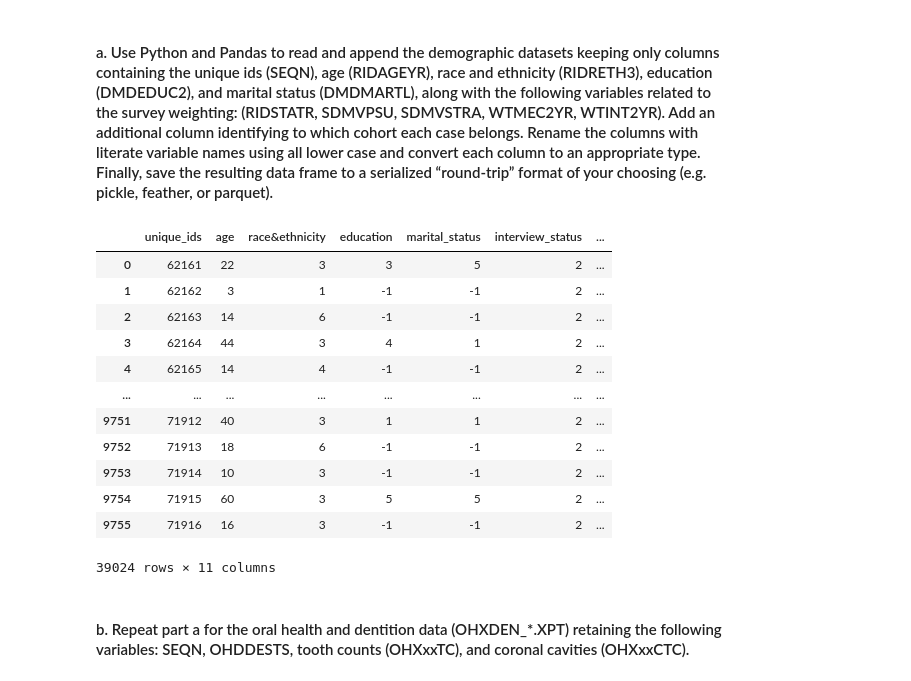
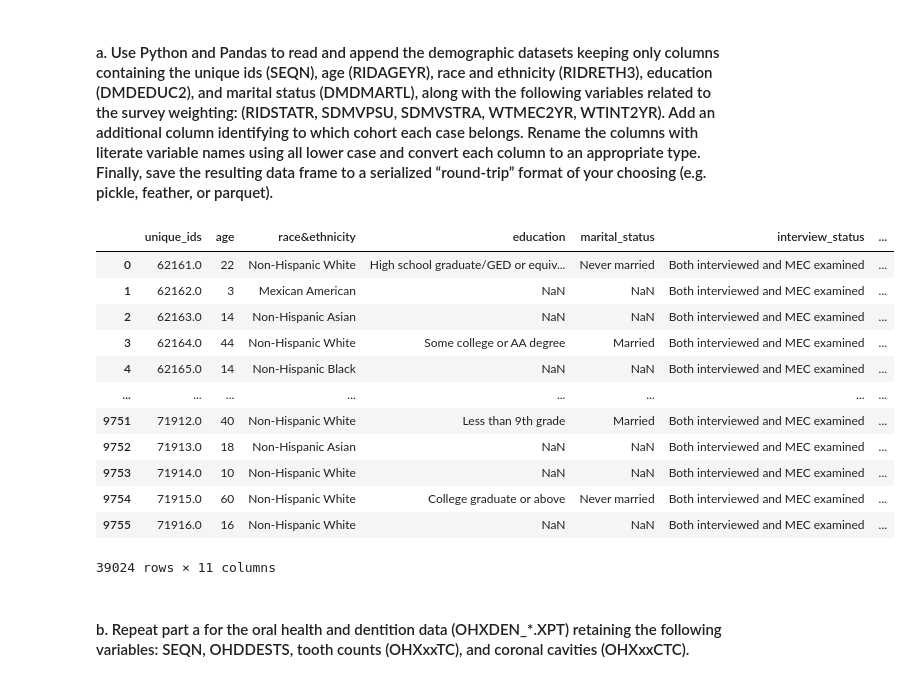
Before and after one commit to fyx1009/Stats507, a Jupyter notebook: STATS507_PS2_Yixuan_Feng_72732756.ipynb, the cells around one changed output. Saved outputs shown, nothing was run; the diff lists cells and outputs as text; code cells hidden in the pictures.

```diff
--- a/STATS507_PS2_Yixuan_Feng_72732756.ipynb
+++ b/STATS507_PS2_Yixuan_Feng_72732756.ipynb
@@ -273,22 +269,55 @@ df4 = df4.fillna(-1).astype(int)
 df = df1.append(df2)
 df = df.append(df3)
 df = df.append(df4)
-df.to_pickle("./demographic.pkl")
-df
+demo_cat = {
+    'race&ethnicity': {1: 'Mexican American',
+             2: 'Other Hispanic',
+             3: 'Non-Hispanic White',
+             4: 'Non-Hispanic Black',
+             6: 'Non-Hispanic Asian',
+             7: 'Other/Multiracial'
+             },
+    'education': {1: 'Less than 9th grade',
+                  2: '9-11th grade (Includes 12th grade with no diploma)',
+                  3: 'High school graduate/GED or equivalent',
+                  4: 'Some college or AA degree',
+                  5: 'College graduate or above',
+                  7: 'Refused',
+                  9: "Don't know"
+                  },
+    'marital_status': {1: 'Married',
+                       2: 'Widowed',
+                       3: 'Divorced',
+                       4: 'Separated',
+                       5: 'Never married',
+                       6: 'Living with partner',
+                       77: 'Refused',
+                       99: "Don't know"
+                       },
+    'interview_status': {1: 'Interviewed only',
+                    2: 'Both interviewed and MEC examined'
+                    }
+    }
+for col, d in demo_cat.items():
+    df[col] = pd.Categorical(df[col].replace(d))
+    df['cohort'] = pd.Categorical(df['cohort'])
-# %% [output]
-|  | unique_ids | age | race&ethnicity | education | marital_status | interview_status | ... |
-| 0 | 62161 | 22 | 3 | 3 | 5 | 2 | ... |
-| 1 | 62162 | 3 | 1 | -1 | -1 | 2 | ... |
-| 2 | 62163 | 14 | 6 | -1 | -1 | 2 | ... |
-| 3 | 62164 | 44 | 3 | 4 | 1 | 2 | ... |
-| 4 | 62165 | 14 | 4 | -1 | -1 | 2 | ... |
-| ... | ... | ... | ... | ... | ... | ... | ... |
-| 9751 | 71912 | 40 | 3 | 1 | 1 | 2 | ... |
-| 9752 | 71913 | 18 | 6 | -1 | -1 | 2 | ... |
-| 9753 | 71914 | 10 | 3 | -1 | -1 | 2 | ... |
-| 9754 | 71915 | 60 | 3 | 5 | 5 | 2 | ... |
-| 9755 | 71916 | 16 | 3 | -1 | -1 | 2 | ... |
-39024 rows × 11 columns
+# %%
+df['age']=df['age'].astype(int)
+df
+# %% [output]
+|  | unique_ids | age | race&ethnicity | education | marital_status | interview_status | ... |
+| 0 | 62161.0 | 22 | Non-Hispanic White | High school graduate/GED or equiv... | Never married | Both interviewed and MEC examined | ... |
+| 1 | 62162.0 | 3 | Mexican American | NaN | NaN | Both interviewed and MEC examined | ... |
+| 2 | 62163.0 | 14 | Non-Hispanic Asian | NaN | NaN | Both interviewed and MEC examined | ... |
+| 3 | 62164.0 | 44 | Non-Hispanic White | Some college or AA degree | Married | Both interviewed and MEC examined | ... |
+| 4 | 62165.0 | 14 | Non-Hispanic Black | NaN | NaN | Both interviewed and MEC examined | ... |
+| ... | ... | ... | ... | ... | ... | ... | ... |
+| 9751 | 71912.0 | 40 | Non-Hispanic White | Less than 9th grade | Married | Both interviewed and MEC examined | ... |
+| 9752 | 71913.0 | 18 | Non-Hispanic Asian | NaN | NaN | Both interviewed and MEC examined | ... |
+| 9753 | 71914.0 | 10 | Non-Hispanic White | NaN | NaN | Both interviewed and MEC examined | ... |
+| 9754 | 71915.0 | 60 | Non-Hispanic White | College graduate or above | Never married | Both interviewed and MEC examined | ... |
+| 9755 | 71916.0 | 16 | Non-Hispanic White | NaN | NaN | Both interviewed and MEC examined | ... |
+39024 rows × 11 columns
 # %% [markdown]
 #### b. Repeat part a for the oral health and dentition data (OHXDEN_*.XPT) retaining the following variables: SEQN, OHDDESTS, tooth counts (OHXxxTC), and coronal cavities (OHXxxCTC).
 # %%
```
Also changed, not shown: parts of 4 cells of this notebook.
